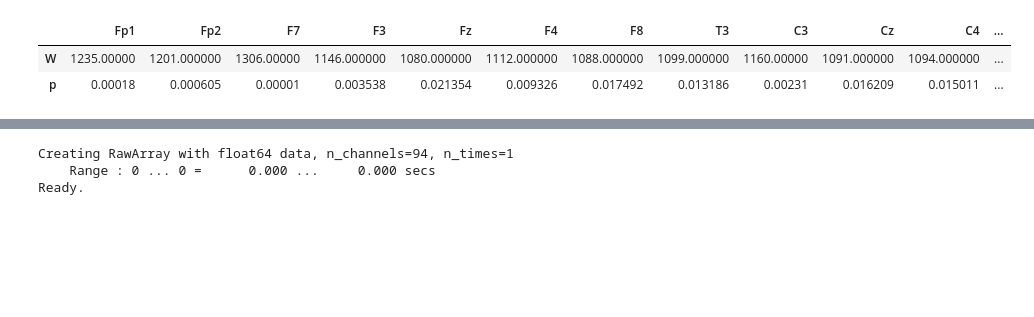
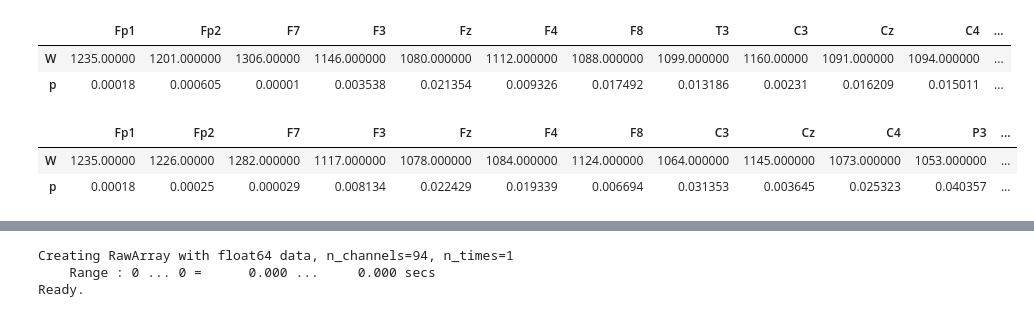
Before and after one commit to ledovsky/eeg-research, a Jupyter notebook: asd_experiments/220131 - Further index research.ipynb, the cells around one changed output, grey strips where cells are left out. Drawn from its saved outputs; the diff is of its cells as text; code cells hidden in the pictures; blank space fills up the shorter version.

```diff
--- a/asd_experiments/220131 - Further index research.ipynb
+++ b/asd_experiments/220131 - Further index research.ipynb
@@ -190,5 +190,11 @@ pd.DataFrame(index_samples_1.loc[1, "2-6"].apply(compute_mw_col).to_dict())
 |  | Fp1 | Fp2 | F7 | F3 | Fz | F4 | F8 | T3 | C3 | Cz | C4 | ... |
 | W | 1235.00000 | 1201.000000 | 1306.00000 | 1146.000000 | 1080.000000 | 1112.000000 | 1088.000000 | 1099.000000 | 1160.00000 | 1091.000000 | 1094.000000 | ... |
 | p | 0.00018 | 0.000605 | 0.00001 | 0.003538 | 0.021354 | 0.009326 | 0.017492 | 0.013186 | 0.00231 | 0.016209 | 0.015011 | ... |
+# %%
+pd.DataFrame(index_samples_2.loc[1, "2-6"].apply(compute_mw_col).to_dict())
+# %% [output]
+|  | Fp1 | Fp2 | F7 | F3 | Fz | F4 | F8 | C3 | Cz | C4 | P3 | ... |
+| W | 1235.00000 | 1226.00000 | 1282.000000 | 1117.000000 | 1078.000000 | 1084.000000 | 1124.000000 | 1064.000000 | 1145.000000 | 1073.000000 | 1053.000000 | ... |
+| p | 0.00018 | 0.00025 | 0.000029 | 0.008134 | 0.022429 | 0.019339 | 0.006694 | 0.031353 | 0.003645 | 0.025323 | 0.040357 | ... |
 # %%
 p_values_1 = index_samples_1.groupby(["age group", "kind"]).apply(lambda y: y.apply(lambda x: mannwhitneyu(*x)[1]))
```
Also changed, not shown: parts of 10 cells of this notebook, 2 other files.
